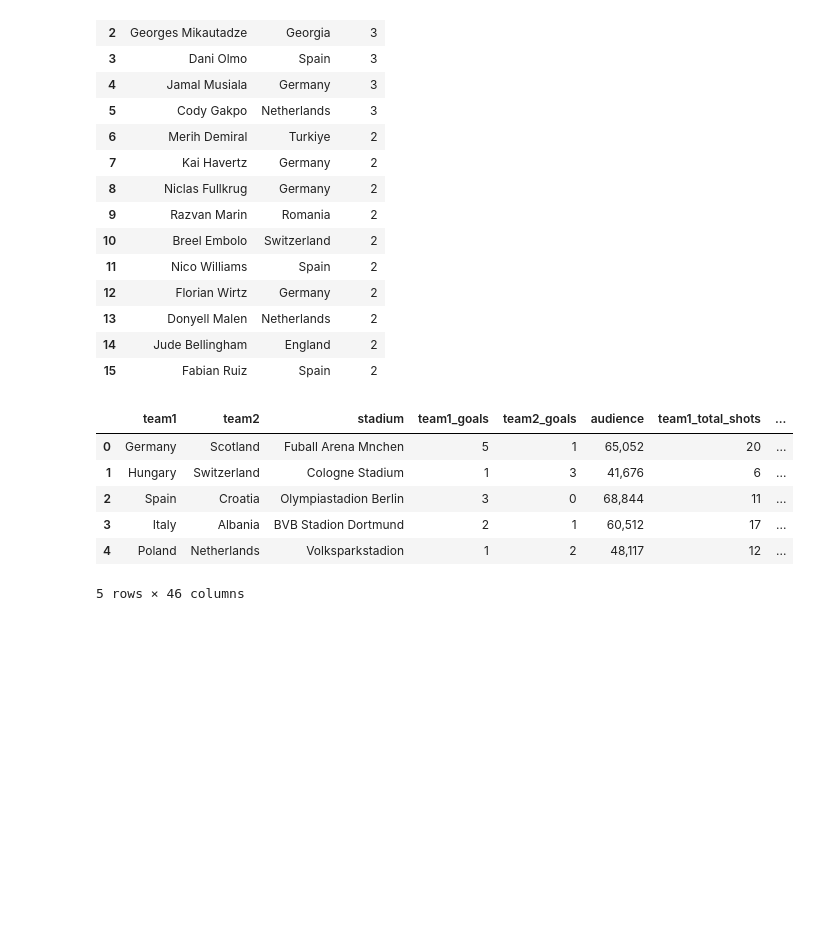
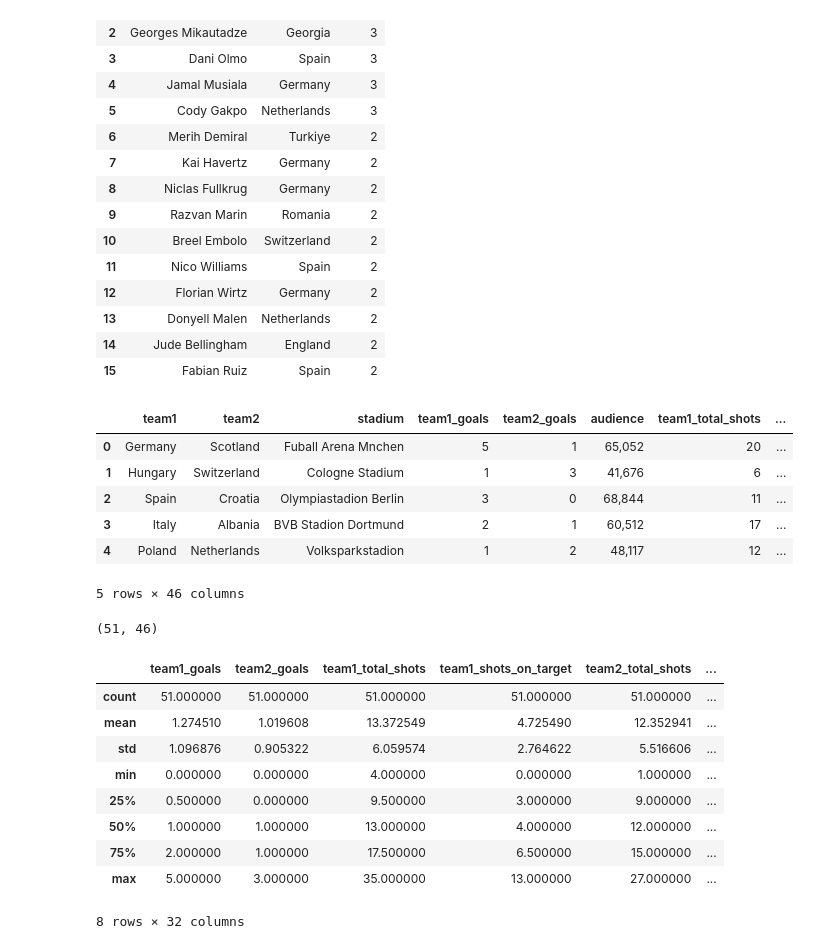
Before and after one commit to brianisinga/data-analysis-with-python, a Jupyter notebook: UEFA_Euro_2024.ipynb, the cells around one changed output. Saved outputs shown, nothing was run; the diff lists cells and outputs as text; code cells hidden in the pictures; blank space fills up the shorter version.

```diff
--- a/UEFA_Euro_2024.ipynb
+++ b/UEFA_Euro_2024.ipynb
@@ -37,3 +37,20 @@ matches.head()
 | 3 | Italy | Albania | BVB Stadion Dortmund | 2 | 1 | 60,512 | 17 | ... |
 | 4 | Poland | Netherlands | Volksparkstadion | 1 | 2 | 48,117 | 12 | ... |
 5 rows × 46 columns
+# %%
+matches.shape
+# %% [output]
+(51, 46)
+# %%
+matches.describe()
+# %% [output]
+|  | team1_goals | team2_goals | team1_total_shots | team1_shots_on_target | team2_total_shots | ... |
+| count | 51.000000 | 51.000000 | 51.000000 | 51.000000 | 51.000000 | ... |
+| mean | 1.274510 | 1.019608 | 13.372549 | 4.725490 | 12.352941 | ... |
+| std | 1.096876 | 0.905322 | 6.059574 | 2.764622 | 5.516606 | ... |
+| min | 0.000000 | 0.000000 | 4.000000 | 0.000000 | 1.000000 | ... |
+| 25% | 0.500000 | 0.000000 | 9.500000 | 3.000000 | 9.000000 | ... |
+| 50% | 1.000000 | 1.000000 | 13.000000 | 4.000000 | 12.000000 | ... |
+| 75% | 2.000000 | 1.000000 | 17.500000 | 6.500000 | 15.000000 | ... |
+| max | 5.000000 | 3.000000 | 35.000000 | 13.000000 | 27.000000 | ... |
+8 rows × 32 columns
```
Also changed, not shown: parts of 5 cells of this notebook.
